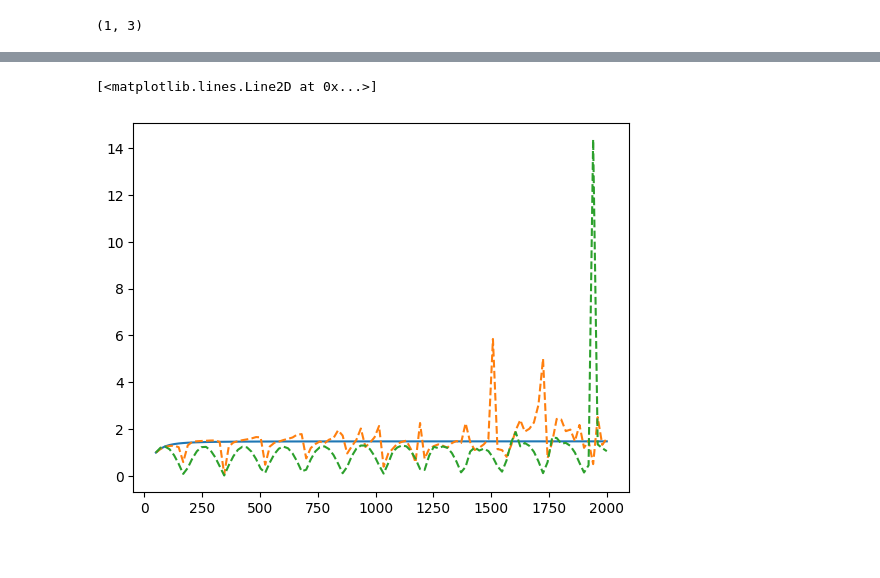
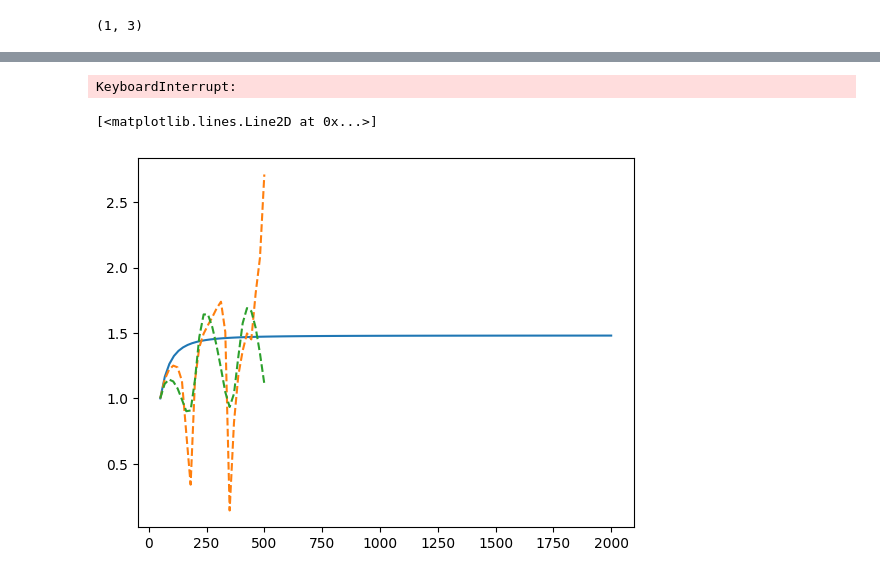
Before and after one commit to kristofcufar/Acoustic_BEM, a Jupyter notebook: Demo_monopole_freq_sweep.ipynb, the cells around one changed output, grey strips where cells are left out. Cells and saved outputs as stored; diff of their text form; code cells hidden in the pictures.

```diff
--- a/Demo_monopole_freq_sweep.ipynb
+++ b/Demo_monopole_freq_sweep.ipynb
@@ -128,5 +139,5 @@ plt.plot(frequency, np.abs(p_ref)/np.abs(p_ref[0]), label='Analytic', marker='o'
 # %%
-subdiv = 2                             # mesh subdivision level
+subdiv = 4                             # mesh subdivision level
 nodes, elements = icosahedron()
 nodes, elements = subdivide_sphere(nodes, elements, levels=subdiv)
 nodes *= radius
@@ -202,6 +159,7 @@ plt.plot(frequency, np.abs(p_ref)/np.abs(p_ref[0]), label='Analytic', marker='o'
 # %%
-p_bem_bm = []
-for f_i in tqdm(np.linspace(50, 2000, 100)):
+p_bem = []
+# p_bem_bm = []
+for f_i in tqdm(np.linspace(50, 500, 50)):
 
     sphere = Body(mesh_nodes=nodes,
               mesh_elements=elements,
@@ -224,26 +182,38 @@ for f_i in tqdm(np.linspace(50, 2000, 100)):
                                             kernel_mode = "free")
     assembler = CollocationAssembler(mesh, integrator, quad_order=7)
     solver = BEMSolver(assembler=assembler)
-
-    mats_bm = {
+    mats = {
         "S": assembler.assemble("S", verbose=False),
         "D": assembler.assemble("D", verbose=False),
-        "Kp": assembler.assemble("Kp", verbose=False),
-        "N": assembler.assemble("N", verbose=False),
     }
-
-    phi_bnd = solver.solve_burton_miller(matrices=mats_bm,
-                                         alpha= -1.0/mesh.k)
+    # mats_bm = {
+    #     "S": mats["S"],
+    #     "D": mats["D"],
+    #     "Kp": assembler.assemble("Kp", verbose=False),
+    #     "N": assembler.assemble("NReg", verbose=False),
+    # }
 
     omega = 2 * np.pi * f_i
 
+    phi_bnd = solver.solve_direct(matrices=mats)
+
     phi_field = solver.evaluate_field(field_pts_safe, quad_order=7, verbose=False)
     p_field = 1j * omega * rho0 * phi_field
-    p_bem_bm.append(p_field)
+    p_bem.append(p_field)
+
+
+    # phi_bnd = solver.solve_burton_miller(matrices=mats_bm,
+    #                                      alpha = 1.0/mesh.k)
+
+    # phi_field = solver.evaluate_field(field_pts_safe, quad_order=7, verbose=False)
+    # p_field = 1j * omega * rho0 * phi_field
+    # p_bem_bm.append(p_field)
+# %% [output]
+KeyboardInterrupt:
 # %%
 plt.plot(frequency, np.abs(p_ref)/np.abs(p_ref[0]), label='Analytic')
-plt.plot(np.linspace(50, 2000, 100), np.abs(p_bem)/np.abs(p_bem[0]), label='BEM', linestyle='--')
-plt.plot(np.linspace(50, 2000, 100), np.abs(p_bem_bm)/np.abs(p_bem_bm[0]), label='BEM BM', linestyle='--')
+plt.plot(np.linspace(50, 500, 50), np.abs(p_bem)/np.abs(p_bem[0]), label='BEM', linestyle='--')
+# plt.plot(np.linspace(50, 500, 25), np.abs(p_bem_bm)/np.abs(p_bem_bm[0]), label='BEM BM', linestyle='--')
 # %% [output]
 [<matplotlib.lines.Line2D at 0x...>]
-[figure, old version]
+[figure, new version]
```
Also changed, not shown: parts of 5 cells of this notebook, 1 other file.
